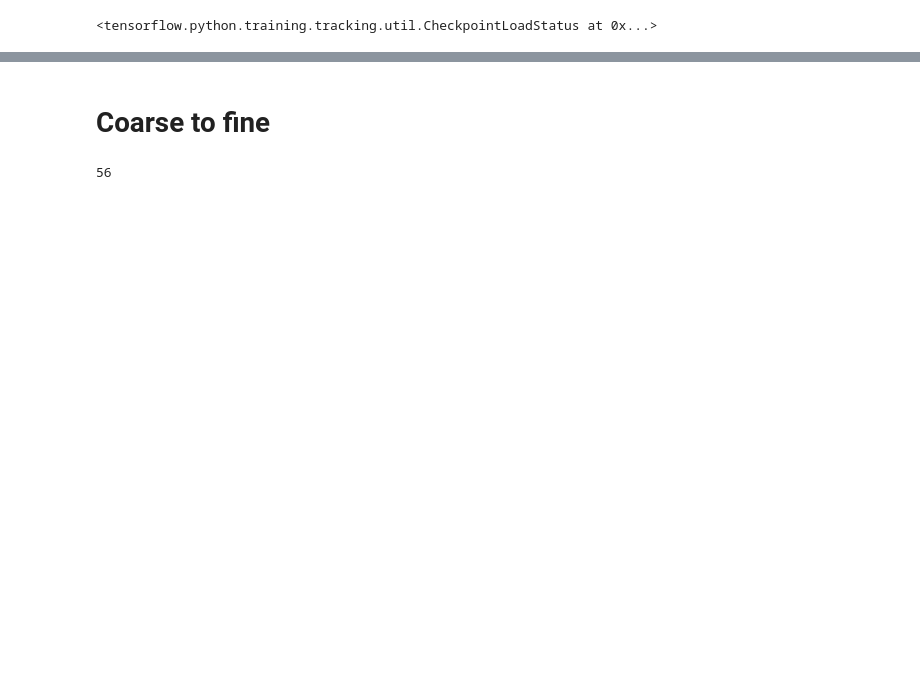
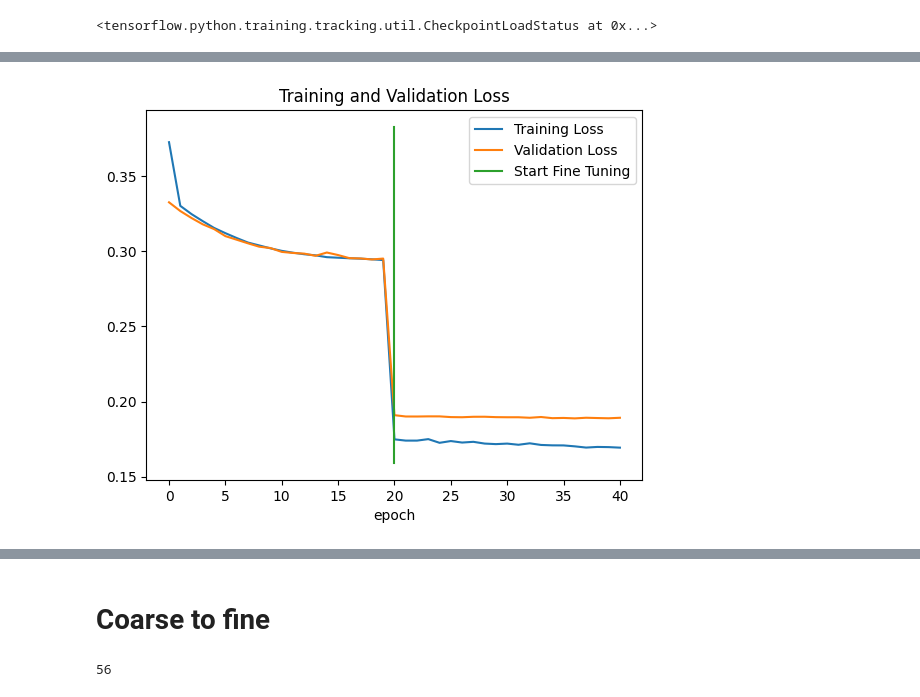
Before and after one commit to melihkacaman/SimilarProducts, a Jupyter notebook: notebooks/11 Fine Grained Attributes Detection on High Resolution.ipynb, the cells around one changed output, grey strips where cells are left out. Drawn from its saved outputs; the diff is of its cells as text; code cells hidden in the pictures; blank space fills up the shorter version.

```diff
--- a/notebooks/11 Fine Grained Attributes Detection on High Resolution.ipynb
+++ b/notebooks/11 Fine Grained Attributes Detection on High Resolution.ipynb
@@ -460,0 +498,6 @@ model_1.save("../trained_models/efnet_high_res_based12.h5")
+# %%
+history_model_1_fine_reg2 = model_1.fit(train,
+        validation_data = test,
+        epochs=80,
+        initial_epoch=history_model_1_fine_reg.epoch[-1], # start from previous last epoch
+        callbacks=[checkpoint_callback])
@@ -460,0 +522,4 @@ model_1.save("../trained_models/efnet_high_res_based12.h5")
+# %%
+compare_historys(history_model_1, history_model_1_fine_reg2, 20)
+# %% [output]
+[figure, added]
```
Also changed, not shown: parts of 13 cells of this notebook, 2 other files.
